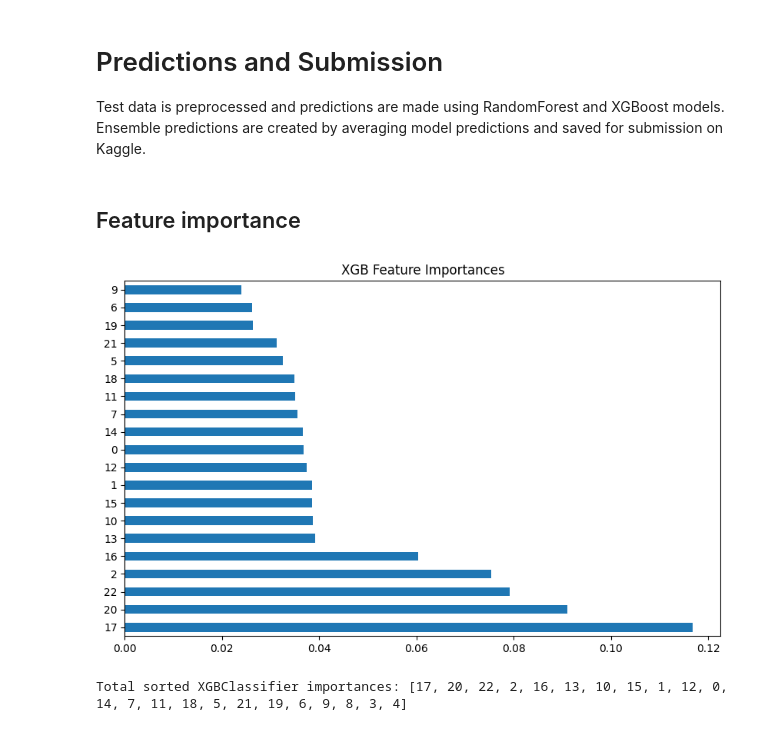
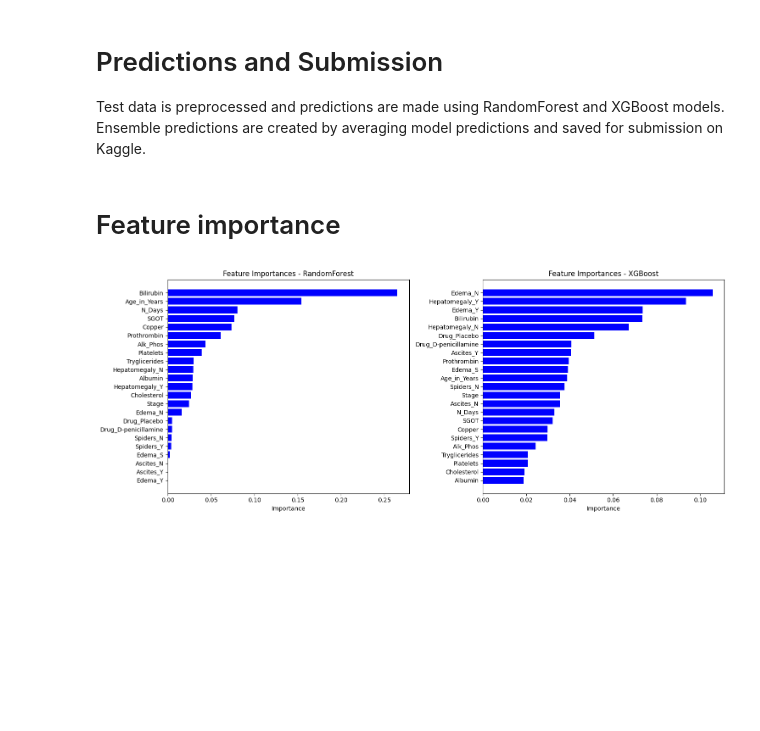
Before and after one commit to leabrodyheine/ML-Kaggle-Cirrhosis-Data, a Jupyter notebook: ID5059_P2_Main.ipynb, the cells around one changed output. Drawn from its saved outputs; the diff is of its cells as text; code cells hidden in the pictures; blank space fills up the shorter version.

Commit message:
feature importance

```diff
--- a/ID5059_P2_Main.ipynb
+++ b/ID5059_P2_Main.ipynb
@@ -1822,17 +1822,47 @@ Submission CSV file saved.
 
 Test data is preprocessed and predictions are made using RandomForest and XGBoost models. Ensemble predictions are created by averaging model predictions and saved for submission on Kaggle.
 # %% [markdown]
-## Feature importance
+# Feature importance
-# %%
-# Creating Pandas Series for feature importances
-xgb_feature_importances = pd.Series(xgb_model.feature_importances_)
-
-# Plotting oth feature importances
-plt.figure(figsize=(10, 6))
-xgb_feature_importances.nlargest(20).plot(kind='barh', title='XGB Feature Importances')
-plt.show()
-
-print(f"Total sorted XGBClassifier importances: {xgb_feature_importances.nlargest(99).index.tolist()}")
-# %% [output]
-[figure, removed]
-Total sorted XGBClassifier importances: [17, 20, 22, 2, 16, 13, 10, 15, 1, 12, 0, 14, 7, 11, 18, 5, 21, 19, 6, 9, 8, 3, 4]
+# %%
+# Save the original numeric feature column name
+numerical_feature_names = numerical_features
+
+# Gets a new column name for category feature
+# 'preprocessor' is fitted as part of the pipeline
+# after applying OneHotEncoder, use`.get_feature_names_out`to get the names of all new columns
+onehot_columns = full_pipeline_train_smote.named_steps['preprocessor'].named_transformers_['categorical'].get_feature_names_out(categorical_features)
+
+# combine name of numeric and category feature
+feature_names = list(numerical_feature_names) + list(onehot_columns)
+# %%
+# random forest feature importance
+feature_importances_rf = rf_model.feature_importances_
+# sort
+sorted_indices_rf = feature_importances_rf.argsort()
+
+# XGB feature importance
+feature_importances_xgb = xgb_model.feature_importances_
+# sort
+sorted_indices_xgb = feature_importances_xgb.argsort()
+
+# Visualize materiality characteristics
+fig, (ax1, ax2) = plt.subplots(1, 2, figsize=(15, 6))
+
+# RandomForest
+ax1.set_title('Feature Importances - RandomForest')
+ax1.barh(range(len(sorted_indices_rf)), feature_importances_rf[sorted_indices_rf], color='b', align='center')
+ax1.set_yticks(range(len(sorted_indices_rf)))
+ax1.set_yticklabels([feature_names[i] for i in sorted_indices_rf])
+ax1.set_xlabel('Importance')
+
+# XGBoost
+ax2.set_title('Feature Importances - XGBoost')
+ax2.barh(range(len(sorted_indices_xgb)), feature_importances_xgb[sorted_indices_xgb], color='b', align='center')
+ax2.set_yticks(range(len(sorted_indices_xgb)))
+ax2.set_yticklabels([feature_names[i] for i in sorted_indices_xgb])
+ax2.set_xlabel('Importance')
+
+plt.tight_layout()
+plt.show()
+# %% [output]
+[figure, added]
```
Also changed, not shown: parts of 5 cells of this notebook, 1 other file.
